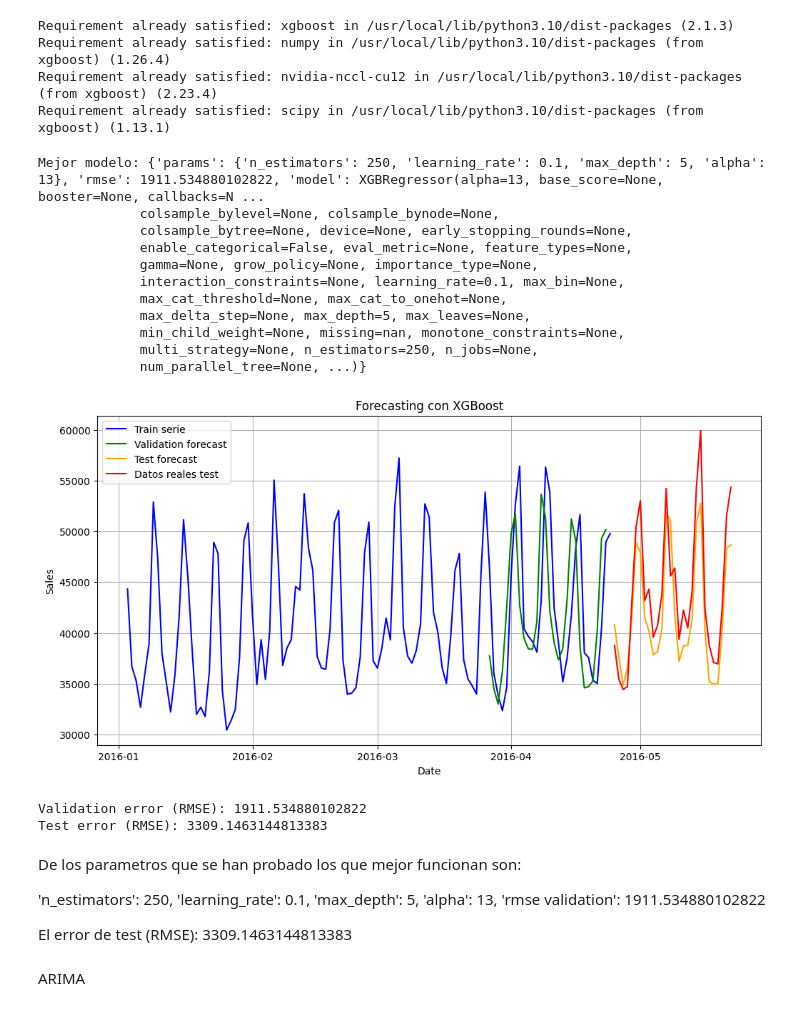
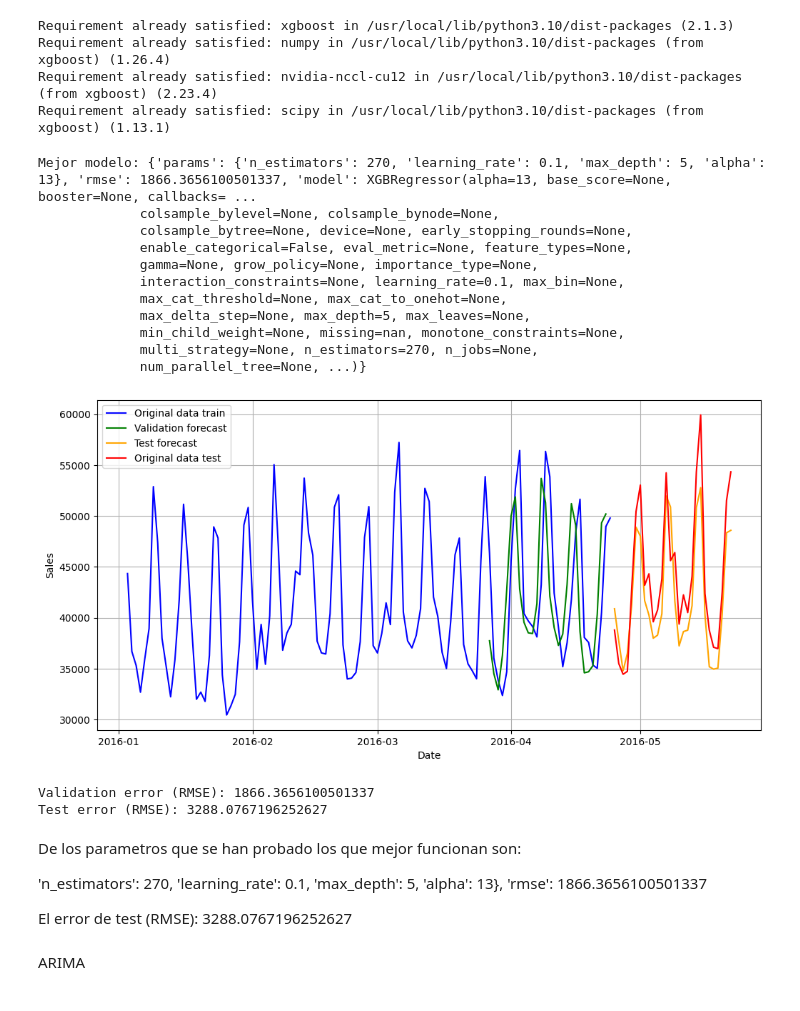
Before and after one commit to alanglk/KISA_ITSDA, a Jupyter notebook: TSF/Entrega1_eneko.ipynb, the cells around one changed output. Drawn from its saved outputs; the diff is of its cells as text; code cells hidden in the pictures.

```diff
--- a/TSF/Entrega1_eneko.ipynb
+++ b/TSF/Entrega1_eneko.ipynb
@@ -97,20 +97,18 @@ from xgboost import XGBRegressor
 from sklearn.metrics import mean_squared_error
 from sklearn.model_selection import train_test_split
 
-def train_and_validate_xgb(X, y, param_ranges):
+def train_and_validate_xgb(X_train, X_val, y_train, y_val, param_ranges):
     """
     Entrena y valida modelos XGBRegressor con diferentes combinaciones de hiperparámetros.
 
     Args:
-        X (pd.DataFrame): DataFrame con las features.
-        y (pd.Series): Serie con la variable objetivo.
+        X_train, y_train (pd.DataFrame): DataFrame con las features.
+        x_val, y_val (pd.Series): Serie con la variable objetivo.
         param_ranges (dict): Diccionario con los rangos de valores de hiperparámetros a probar.
 
     Returns:
         dict: Información del mejor modelo (parámetros, error y el modelo en sí).
     """
-    X_train, X_val, y_train, y_val = train_test_split(X, y, test_size=0.0146, shuffle=False)
-
     best_model_info = {"params": None, "rmse": float("inf"), "model": None}
 
     for n_estimators in param_ranges["n_estimators"]:
@@ -153,11 +151,10 @@ def plot_forecast(best_model, X_val, y_val, fechas_futuras, fechas_val, total_sa
 
     fechas_futuras['date'] = dates
     plt.figure(figsize=(12, 6))
-    plt.plot(serie[1800:], label="Train serie", color="blue")
+    plt.plot(serie[1800:], label="Original data train", color="blue")
     plt.plot(fechas_val, y_val_pred, label="Validation forecast", color="green")
     plt.plot(fechas_futuras['date'], future_predictions, label="Test forecast", color="orange")
-    plt.plot(fechas_futuras['date'], total_sales_eval[1913:], label="Datos reales test", color="red")
-    plt.title("Forecasting con XGBoost")
+    plt.plot(fechas_futuras['date'], total_sales_eval[1913:], label="Original data test", color="red")
     plt.xlabel("Date")
     plt.ylabel("Sales")
     plt.legend()
@@ -171,16 +168,17 @@ def plot_forecast(best_model, X_val, y_val, fechas_futuras, fechas_val, total_sa
 # Ejemplo de uso:
 # Definir los rangos de hiperparámetros a explorar
 param_ranges = {
-    "n_estimators": [180, 190, 200, 210, 220, 250],
-    "learning_rate": [0.08, 0.09, 0.1, 0.11],
-    "max_depth": [4, 5, 6],
-    "alpha": [11, 12, 13]
+    "n_estimators": [270],
+    "learning_rate": [0.1],
+    "max_depth": [5],
+    "alpha": [13]
 }
 
 # Obtener el mejor modelo
 X = data.drop(columns="total_sales")
 y = data["total_sales"]
-best_model_info = train_and_validate_xgb(X, y, param_ranges)
+X_train, X_val, y_train, y_val = train_test_split(X, y, test_size=0.0146, shuffle=False) # Más o menos el último mes de data como validation
+best_model_info = train_and_validate_xgb(X_train, X_val, y_train, y_val, param_ranges)
 print(f"Mejor modelo: {best_model_info}")
 
 # Crear el dataframe con las mismas features que el train/test.
@@ -201,44 +199,47 @@ for i in range(28):
   fechas_futuras.loc[i, 'event_name_1'] = calendar_reduced.loc[1546+i, 'event_name_1']
   fechas_futuras.loc[i, 'event_name_2'] = calendar_reduced.loc[1546+i, 'event_name_2']
 
 fechas_futuras['event_name_1'] = fechas_futuras['event_name_1'].notna()
 fechas_futuras['event_name_2'] = fechas_futuras['event_name_2'].notna()
 
 # Limpiar columnas innecesarias
 dates = fechas_futuras['date']
 fechas_futuras = fechas_futuras.drop(columns=['date'])
 
+date_range = pd.date_range(start='2016-03-27', periods=28)
+fechas_val = pd.DataFrame({'date': date_range})
+
 # Graficar las predicciones
 plot_forecast(
     best_model_info["model"],
     X_val,
     y_val,
     fechas_futuras,
     fechas_val,
     total_sales_eval,
     dates
 )
 # %% [output]
-Mejor modelo: {'params': {'n_estimators': 250, 'learning_rate': 0.1, 'max_depth': 5, 'alpha': 13}, 'rmse': 1911.534880102822, 'model': XGBRegressor(alpha=13, base_score=None, booster=None, callbacks=N ...
+Mejor modelo: {'params': {'n_estimators': 270, 'learning_rate': 0.1, 'max_depth': 5, 'alpha': 13}, 'rmse': 1866.3656100501337, 'model': XGBRegressor(alpha=13, base_score=None, booster=None, callbacks= ...
              colsample_bylevel=None, colsample_bynode=None,
              colsample_bytree=None, device=None, early_stopping_rounds=None,
              enable_categorical=False, eval_metric=None, feature_types=None,
              gamma=None, grow_policy=None, importance_type=None,
              interaction_constraints=None, learning_rate=0.1, max_bin=None,
              max_cat_threshold=None, max_cat_to_onehot=None,
              max_delta_step=None, max_depth=5, max_leaves=None,
              min_child_weight=None, missing=nan, monotone_constraints=None,
-             multi_strategy=None, n_estimators=250, n_jobs=None,
+             multi_strategy=None, n_estimators=270, n_jobs=None,
              num_parallel_tree=None, ...)}
-[figure, old version]
+[figure, new version]
-Validation error (RMSE): 1911.534880102822
-Test error (RMSE): 3309.1463144813383
+Validation error (RMSE): 1866.3656100501337
+Test error (RMSE): 3288.0767196252627
 # %% [markdown]
 De los parametros que se han probado los que mejor funcionan son:
 
-'n_estimators': 250, 'learning_rate': 0.1, 'max_depth': 5, 'alpha': 13, 'rmse validation': 1911.534880102822
+'n_estimators': 270, 'learning_rate': 0.1, 'max_depth': 5, 'alpha': 13}, 'rmse': 1866.3656100501337
 
-El error de test (RMSE): 3309.1463144813383
+El error de test (RMSE):  3288.0767196252627
 # %% [markdown]
 ARIMA
 # %%
```
Also changed, not shown: parts of 5 cells of this notebook.
